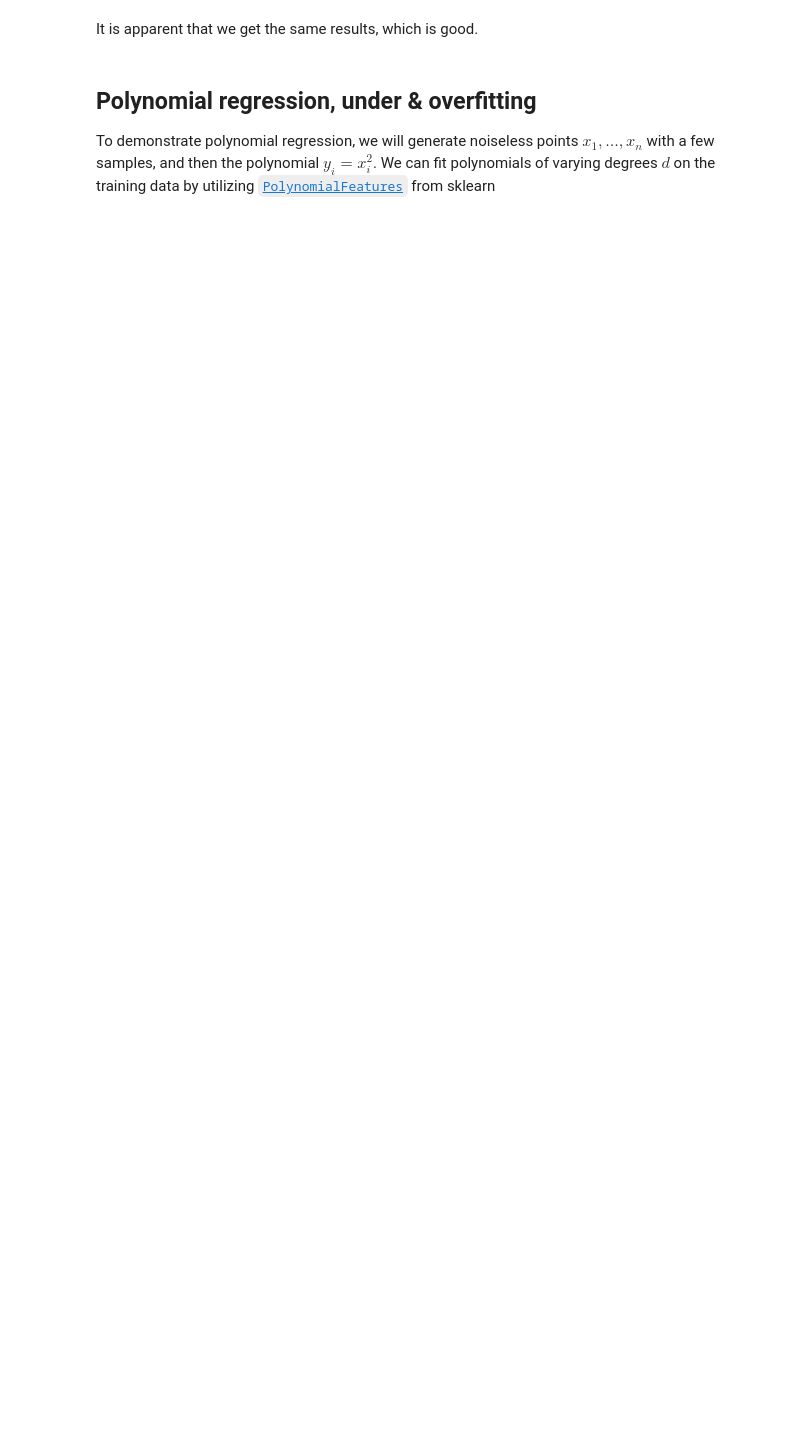
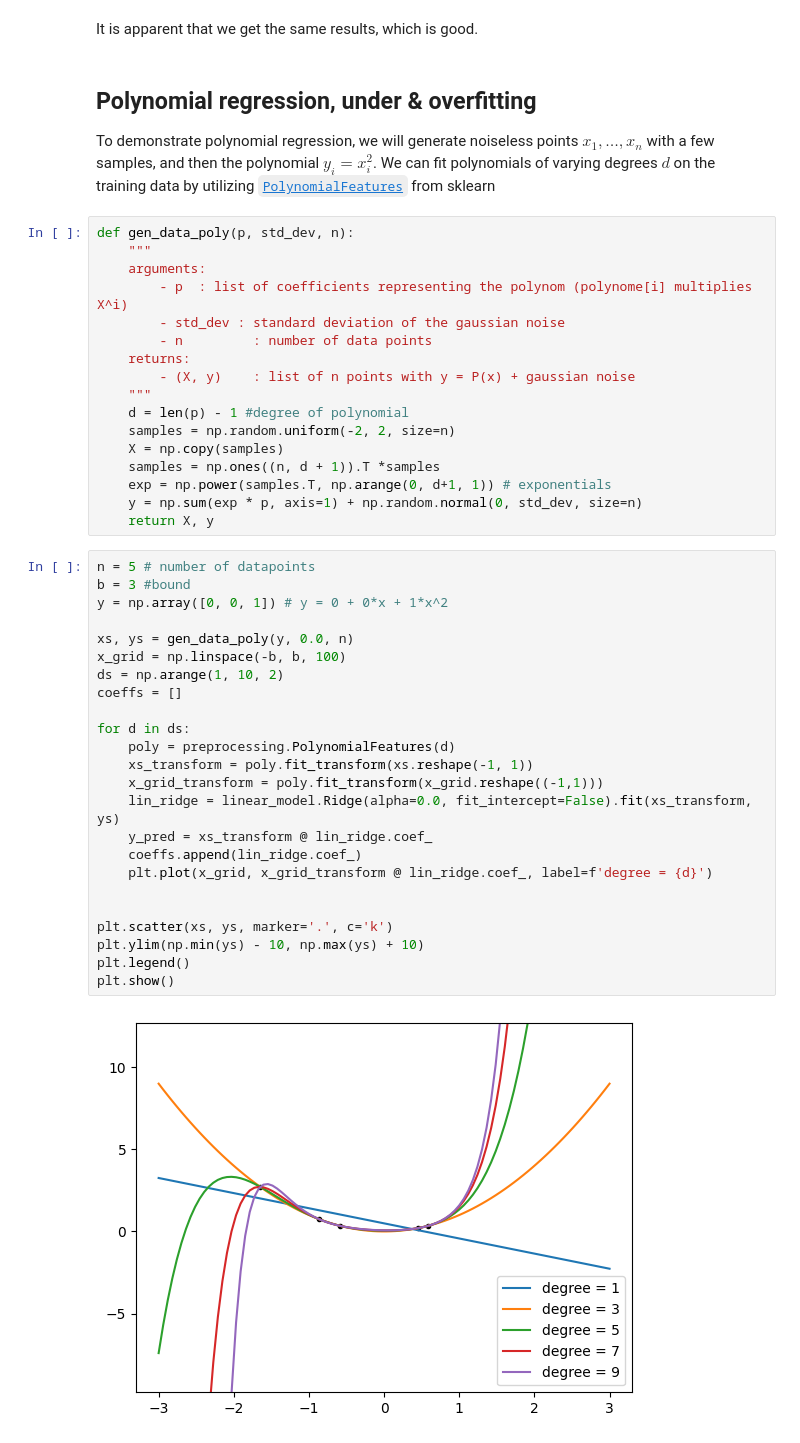
Before and after one commit to davidomanovic/Machine-Learning, a Jupyter notebook: Regression/regression.ipynb, the cells around one changed output. Saved outputs shown, nothing was run; the diff lists cells and outputs as text; blank space fills up the shorter version.

Commit message:
Polynomial regression

```diff
--- a/Regression/regression.ipynb
+++ b/Regression/regression.ipynb
@@ -77,3 +77,46 @@ It is apparent that we get the same results, which is good.
 ## Polynomial regression, under & overfitting
 
 To demonstrate polynomial regression, we will generate noiseless points $x_1, \dots, x_n$ with a few samples, and then the polynomial $y_i = x_i^2$. We can fit polynomials of varying degrees $d$ on the training data by utilizing [`PolynomialFeatures`](https://scikit-learn.org/stable/modules/generated/sklearn.preprocessing.PolynomialFeatures.html) from sklearn
+# %%
+def gen_data_poly(p, std_dev, n):
+    """
+    arguments:
+        - p  : list of coefficients representing the polynom (polynome[i] multiplies X^i)
+        - std_dev : standard deviation of the gaussian noise
+        - n         : number of data points
+    returns:
+        - (X, y)    : list of n points with y = P(x) + gaussian noise
+    """
+    d = len(p) - 1 #degree of polynomial
+    samples = np.random.uniform(-2, 2, size=n)
+    X = np.copy(samples)
+    samples = np.ones((n, d + 1)).T *samples
+    exp = np.power(samples.T, np.arange(0, d+1, 1)) # exponentials
+    y = np.sum(exp * p, axis=1) + np.random.normal(0, std_dev, size=n)
+    return X, y
+# %%
+n = 5 # number of datapoints
+b = 3 #bound
+y = np.array([0, 0, 1]) # y = 0 + 0*x + 1*x^2
+
+xs, ys = gen_data_poly(y, 0.0, n)
+x_grid = np.linspace(-b, b, 100)
+ds = np.arange(1, 10, 2)
+coeffs = []
+
+for d in ds:
+    poly = preprocessing.PolynomialFeatures(d)
+    xs_transform = poly.fit_transform(xs.reshape(-1, 1))
+    x_grid_transform = poly.fit_transform(x_grid.reshape((-1,1)))
+    lin_ridge = linear_model.Ridge(alpha=0.0, fit_intercept=False).fit(xs_transform, ys)
+    y_pred = xs_transform @ lin_ridge.coef_
+    coeffs.append(lin_ridge.coef_)
+    plt.plot(x_grid, x_grid_transform @ lin_ridge.coef_, label=f'degree = {d}')
+
+
+plt.scatter(xs, ys, marker='.', c='k')
+plt.ylim(np.min(ys) - 10, np.max(ys) + 10)
+plt.legend()
+plt.show()
+# %% [output]
+[figure, added]
```
Also changed, not shown: parts of 4 cells of this notebook.
